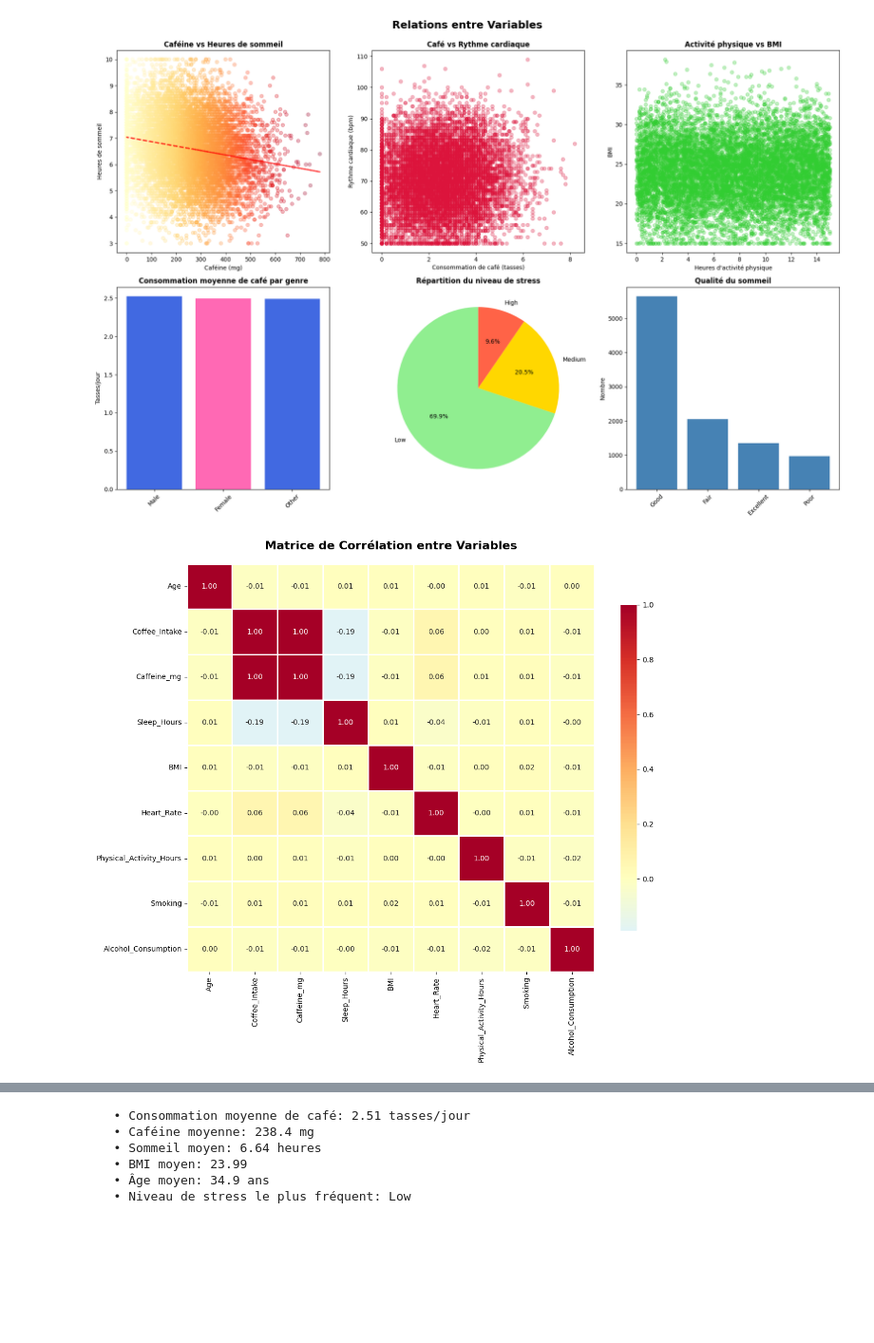
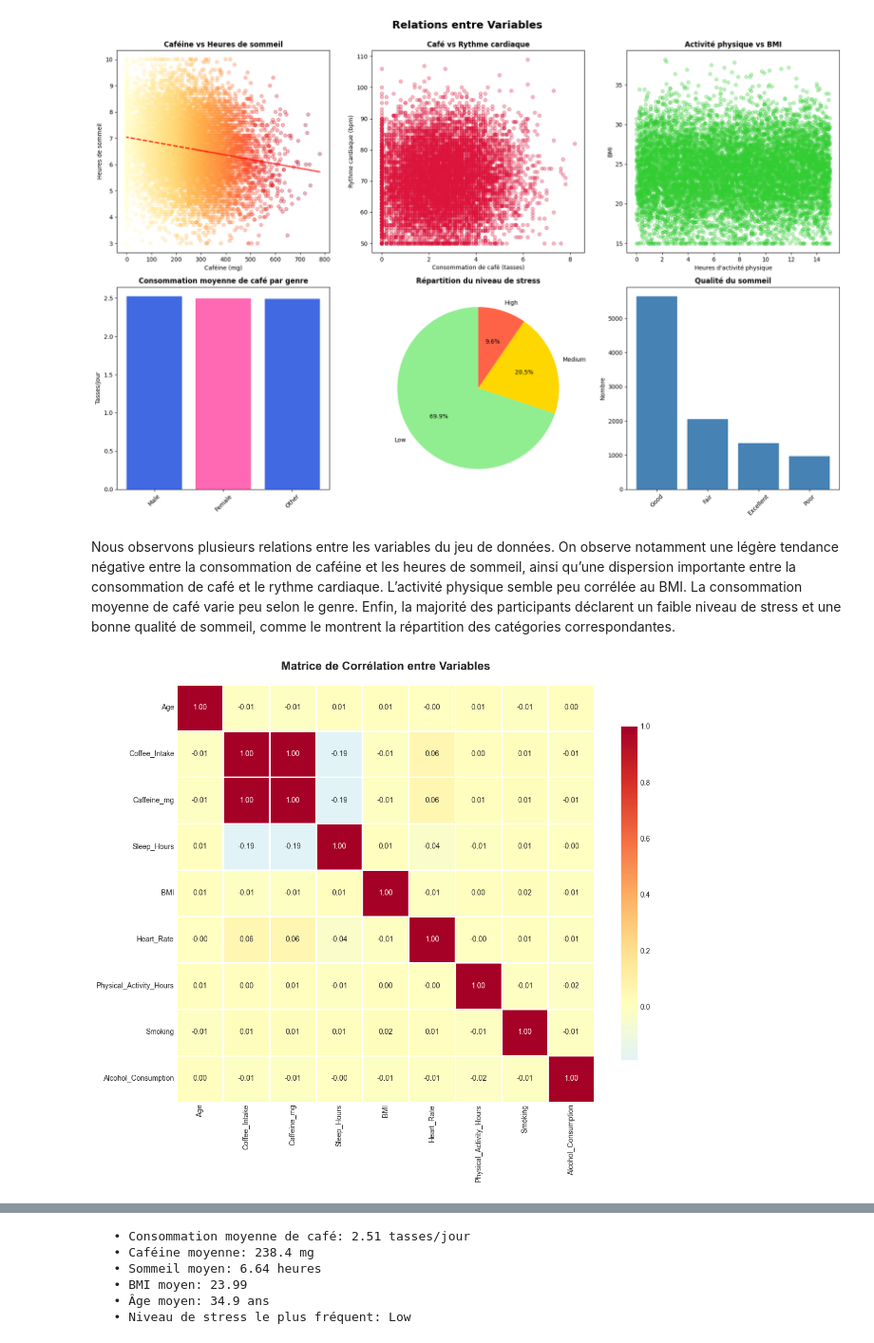
Before and after one commit to riada-zotiny/Processus_data, a Jupyter notebook: notebooks/01_exploration.ipynb, the cells around one changed output, grey strips where cells are left out. Shown at 95% size. Drawn from its saved outputs; the diff is of its cells as text; code cells hidden in the pictures; blank space fills up the shorter version.

```diff
--- a/notebooks/01_exploration.ipynb
+++ b/notebooks/01_exploration.ipynb
@@ -297,0 +242,38 @@ plt.show()
+# %%
+import matplotlib.pyplot as plt
+import seaborn as sns
+import pandas as pd
+
+# Création de groupes d'âge pour l'analyse
+df['Age_Group'] = pd.cut(df['Age'], bins=[17, 30, 45, 60, 80], labels=['18-30', '31-45', '46-60', '61-80'])
+
+fig, axes = plt.subplots(2, 2, figsize=(14, 10))
+fig.suptitle("Café, Sommeil et Santé : Visualisations originales", fontsize=16, fontweight='bold')
+
+# 1. Boxplot : Heures de sommeil selon la consommation de café (binaire)
+df['Gros_Buveur_Cafe'] = (df['Coffee_Intake'] > df['Coffee_Intake'].median()).map({True: 'Oui', False: 'Non'})
+sns.boxplot(x='Gros_Buveur_Cafe', y='Sleep_Hours', data=df, ax=axes[0, 0], palette='Set2')
+axes[0, 0].set_title("Sommeil selon consommation de café")
+axes[0, 0].set_xlabel("Gros buveur de café")
+axes[0, 0].set_ylabel("Heures de sommeil")
+
+# 2. Boxplot : BMI selon la consommation de café
+sns.boxplot(x='Gros_Buveur_Cafe', y='BMI', data=df, ax=axes[0, 1], palette='Set3')
+axes[0, 1].set_title("BMI selon consommation de café")
+axes[0, 1].set_xlabel("Gros buveur de café")
+axes[0, 1].set_ylabel("BMI")
+
+# 3. Boxplot : Heures de sommeil selon la qualité du sommeil
+sns.boxplot(x='Sleep_Quality', y='Sleep_Hours', data=df, ax=axes[1, 0], palette='cool')
+axes[1, 0].set_title("Heures de sommeil par qualité déclarée")
+axes[1, 0].set_xlabel("Qualité du sommeil")
+axes[1, 0].set_ylabel("Heures de sommeil")
+
+# 4. Boxplot : Rythme cardiaque selon la consommation de café
+sns.boxplot(x='Gros_Buveur_Cafe', y='Heart_Rate', data=df, ax=axes[1, 1], palette='Set1')
+axes[1, 1].set_title("Rythme cardiaque selon consommation de café")
+axes[1, 1].set_xlabel("Gros buveur de café")
+axes[1, 1].set_ylabel("Rythme cardiaque (bpm)")
+
+plt.tight_layout(rect=[0, 0, 1, 0.96])
+plt.show()
@@ -348,15 +353,17 @@ plt.tight_layout()
 plt.show()
 # %% [output]
 [figure]
+# %% [markdown]
+Nous observons plusieurs relations entre les variables du jeu de données. On observe notamment une légère tendance négative entre la consommation de caféine et les heures de sommeil, ainsi qu’une dispersion importante entre la consommation de café et le rythme cardiaque. L’activité physique semble peu corrélée au BMI. La consommation moyenne de café varie peu selon le genre. Enfin, la majorité des participants déclarent un faible niveau de stress et une bonne qualité de sommeil, comme le montrent la répartition des catégories correspondantes.
 # %%
 
-correlation_matrix = df[num_vars].corr()
+correlation_matrix = df[numeric_cols].corr()
 
 plt.figure(figsize=(12, 10))
 sns.heatmap(correlation_matrix, annot=True, fmt='.2f', cmap='RdYlBu_r',
             center=0, square=True, linewidths=1, cbar_kws={"shrink": 0.8})
 plt.title('Matrice de Corrélation entre Variables', fontsize=16, fontweight='bold', pad=20)
 plt.tight_layout()
 plt.show()
 # %% [output]
-[figure, old version]
+[figure, new version]
```
Also changed, not shown: parts of 11 cells of this notebook.
